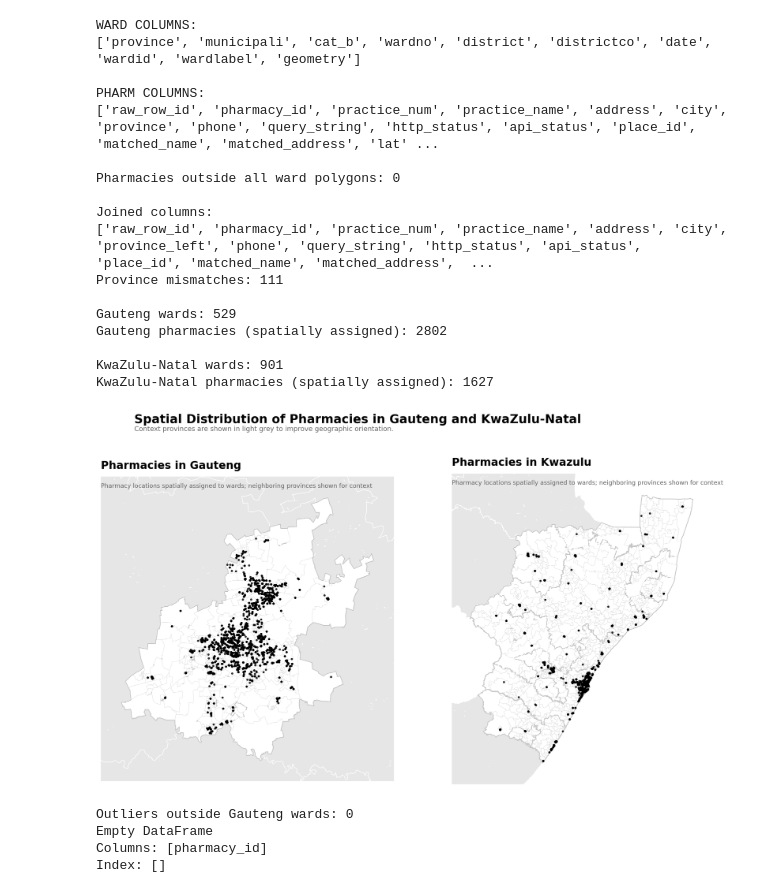
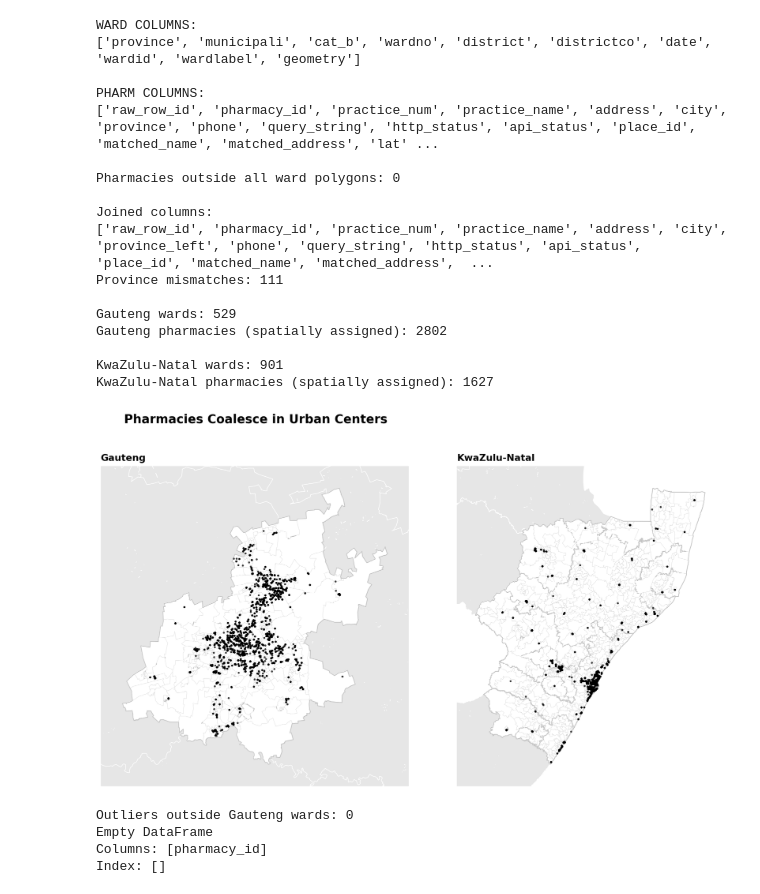
Before and after one commit to tess-vu/south-africa-healthcare, a Jupyter notebook: notebooks/pharmacy_point__map.ipynb, the cells around one changed output. Cells and saved outputs as stored; diff of their text form; code cells hidden in the pictures.

Commit message:
pharmacy map-run

```diff
--- a/notebooks/pharmacy_point__map.ipynb
+++ b/notebooks/pharmacy_point__map.ipynb
@@ -161,8 +161,29 @@ if province_outline.crs != pharm_joined.crs:
 # --------------------------------------------------
 # Helper function for NYT-style province maps
 # --------------------------------------------------
+import matplotlib.pyplot as plt
+
+# --------------------------------------------------
+# Optional: subtle global styling
+# --------------------------------------------------
+plt.rcParams["figure.dpi"] = 140
+plt.rcParams["font.size"] = 10
+plt.rcParams["axes.titlesize"] = 14
+plt.rcParams["axes.titleweight"] = "bold"
+
+# --------------------------------------------------
+# Build province-level backdrop
+# --------------------------------------------------
+province_outline = wards.dissolve(by="province", as_index=False)
+
+if province_outline.crs != wards.crs:
+    province_outline = province_outline.to_crs(wards.crs)
+
+# --------------------------------------------------
+# Clean NYT-style map function, no labels, no scale bar
+# --------------------------------------------------
 def plot_province_map(ax, province_name, province_wards, province_pts, all_provinces):
-    # 1. All provinces in very light grey for context
+    # context provinces
     all_provinces.plot(
         ax=ax,
         color="#e6e6e6",
@@ -171,7 +192,7 @@ def plot_province_map(ax, province_name, province_wards, province_pts, all_provi
         zorder=1
     )
 
-    # 2. Highlight focal province in white
+    # focal province
     focal = all_provinces[
         all_provinces["province"].astype(str).str.contains(province_name, case=False, na=False)
     ]
@@ -184,7 +205,7 @@ def plot_province_map(ax, province_name, province_wards, province_pts, all_provi
         zorder=2
     )
 
-    # 3. Optional ward boundaries inside focal province
+    # subtle ward boundaries
     province_wards.plot(
         ax=ax,
         color="none",
@@ -193,39 +214,30 @@ def plot_province_map(ax, province_name, province_wards, province_pts, all_provi
         zorder=3
     )
 
-    # 4. Pharmacy points
+    # pharmacy points
     province_pts.plot(
         ax=ax,
         color="black",
-        markersize=5,
-        alpha=0.75,
+        markersize=4,
+        alpha=0.65,
         zorder=4
     )
 
-    # 5. Clean framing
-    ax.set_axis_off()
+    # panel title
+    pretty_name = "KwaZulu-Natal" if "kwazulu" in province_name.lower() else "Gauteng"
+    ax.set_title(pretty_name, loc="left", pad=8)
 
-    # 6. Title + subtitle feel
-    ax.set_title(f"Pharmacies in {province_name.title()}", loc="left", pad=12)
-    ax.text(
-        0.0, 0.98,
-        "Pharmacy locations spatially assigned to wards; neighboring provinces shown for context",
-        transform=ax.transAxes,
-        ha="left",
-        va="top",
-        fontsize=9,
-        color="#666666"
-    )
-
-    # 7. Add a little breathing room around the province extent
+    # framing
     xmin, ymin, xmax, ymax = province_wards.total_bounds
     xpad = (xmax - xmin) * 0.08
     ypad = (ymax - ymin) * 0.08
     ax.set_xlim(xmin - xpad, xmax + xpad)
     ax.set_ylim(ymin - ypad, ymax + ypad)
 
+    ax.set_axis_off()
+
 # --------------------------------------------------
-# Side-by-side figure
+# Draw the two maps
 # --------------------------------------------------
 fig, axes = plt.subplots(1, 2, figsize=(14, 8), facecolor="white")
 
@@ -245,19 +257,13 @@ plot_province_map(
     all_provinces=province_outline
 )
 
-# Main title / note
 fig.suptitle(
-    "Pharmacy access in urban centers of South Africa  ",
+    "Pharmacies Coalesce in Urban Centers",
     x=0.06, y=0.98, ha="left", fontsize=18, fontweight="bold"
 )
 
-fig.text(
-    0.06, 0.935,
-    "Context provinces are shown in light grey to improve geographic orientation.",
-    ha="left", fontsize=10, color="#666666"
-)
 
-plt.tight_layout(rect=[0, 0, 1, 0.92])
+plt.tight_layout(rect=[0, 0, 1, 0.93])
 plt.show()
 
 # --------------------------------------------------
@@ -271,34 +277,34 @@ suspect_cols = [
     ] if c in pharm_joined.columns
 ]
 
 unmatched[suspect_cols].to_csv(
     r"C:\Users\jcahi\Box\DAIR_SA\Data Sets\Pharmacy Data\Cleaned Datasets\pharmacies_outside_wards.csv",
     index=False
 )
 
 mismatches[suspect_cols].to_csv(
     r"C:\Users\jcahi\Box\DAIR_SA\Data Sets\Pharmacy Data\Cleaned Datasets\pharmacies_province_mismatches.csv",
     index=False
 )
 # %% [output]
 WARD COLUMNS:
 ['province', 'municipali', 'cat_b', 'wardno', 'district', 'districtco', 'date', 'wardid', 'wardlabel', 'geometry']
 
 PHARM COLUMNS:
 ['raw_row_id', 'pharmacy_id', 'practice_num', 'practice_name', 'address', 'city', 'province', 'phone', 'query_string', 'http_status', 'api_status', 'place_id', 'matched_name', 'matched_address', 'lat' ...
 
 Pharmacies outside all ward polygons: 0
 
 Joined columns:
 ['raw_row_id', 'pharmacy_id', 'practice_num', 'practice_name', 'address', 'city', 'province_left', 'phone', 'query_string', 'http_status', 'api_status', 'place_id', 'matched_name', 'matched_address',  ...
 Province mismatches: 111
 
 Gauteng wards: 529
 Gauteng pharmacies (spatially assigned): 2802
 
 KwaZulu-Natal wards: 901
 KwaZulu-Natal pharmacies (spatially assigned): 1627
-[figure, old version]
+[figure, new version]
 # %%
 # --------------------------------------------------
 # Identify Gauteng pharmacy points outside Gauteng ward boundaries
```
Also changed, not shown: 1 other file.
